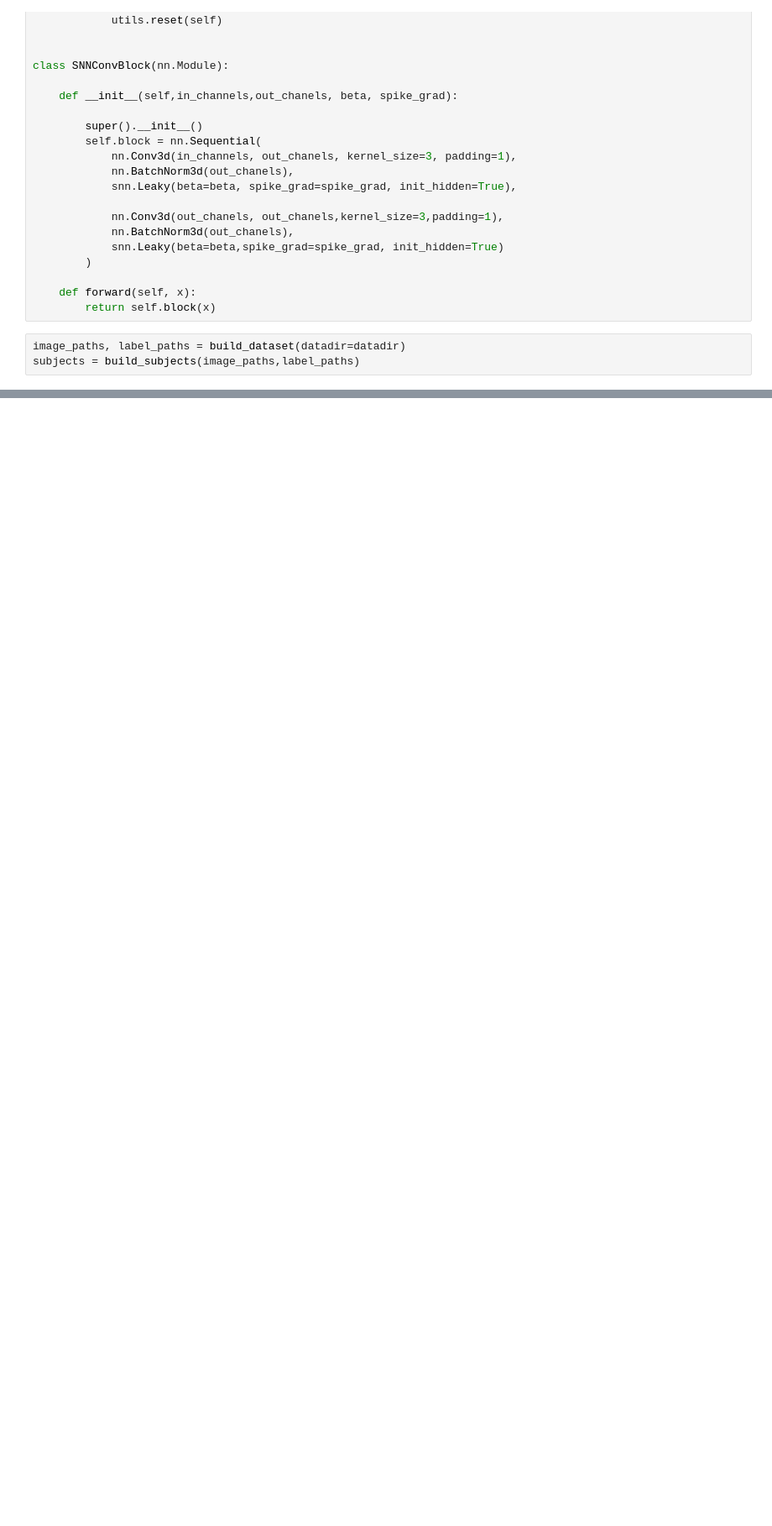
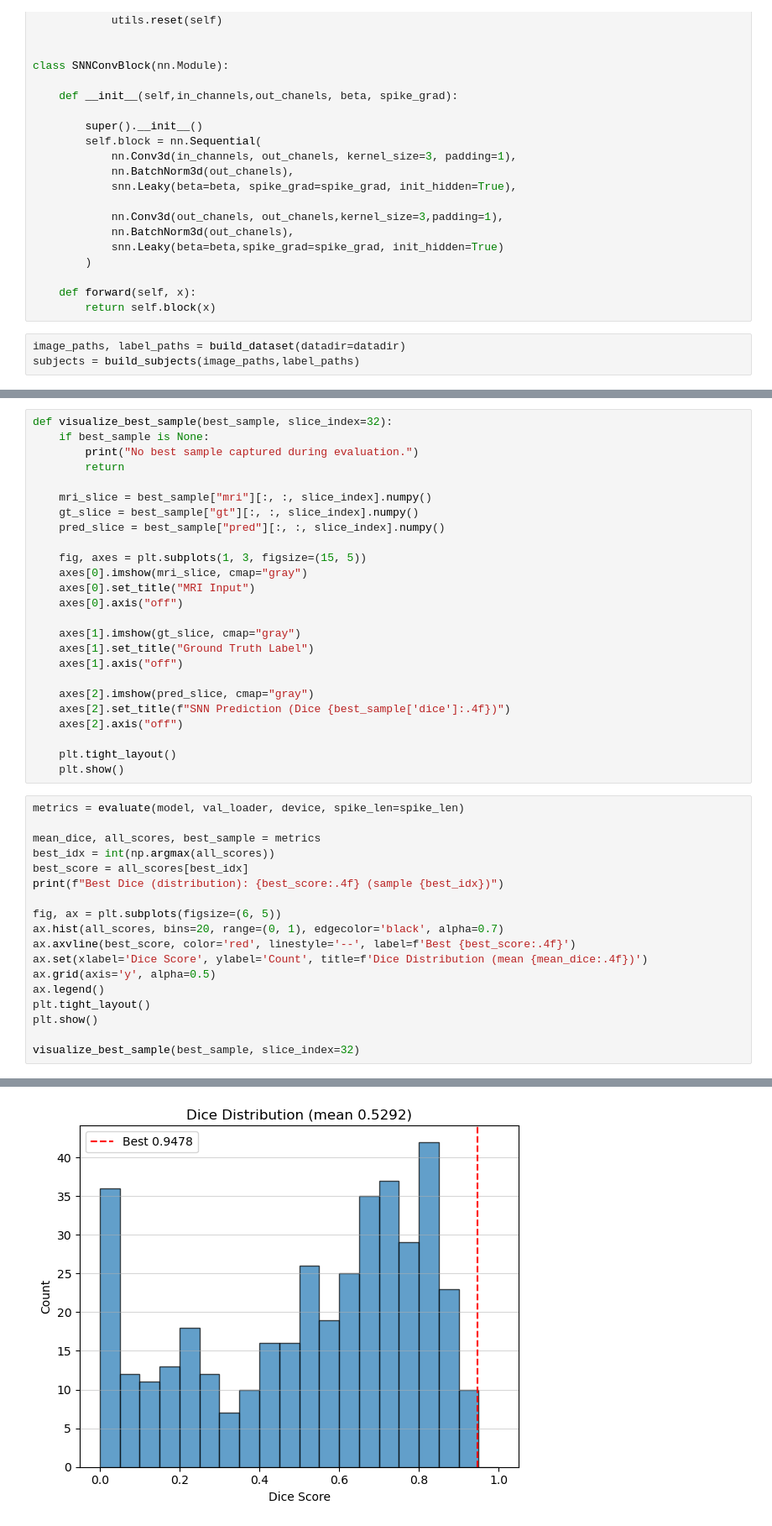
Before and after one commit to CalebWentworth/glioseg, a Jupyter notebook: src/SNNunet.ipynb, the cells around one changed output, grey strips where cells are left out. Shown at 84% size. Cells and saved outputs as stored; diff of their text form; blank space fills up the shorter version.

```diff
--- a/src/SNNunet.ipynb
+++ b/src/SNNunet.ipynb
@@ -446,0 +483,44 @@ plt.show()
+# %%
+def visualize_best_sample(best_sample, slice_index=32):
+    if best_sample is None:
+        print("No best sample captured during evaluation.")
+        return
+
+    mri_slice = best_sample["mri"][:, :, slice_index].numpy()
+    gt_slice = best_sample["gt"][:, :, slice_index].numpy()
+    pred_slice = best_sample["pred"][:, :, slice_index].numpy()
+
+    fig, axes = plt.subplots(1, 3, figsize=(15, 5))
+    axes[0].imshow(mri_slice, cmap="gray")
+    axes[0].set_title("MRI Input")
+    axes[0].axis("off")
+
+    axes[1].imshow(gt_slice, cmap="gray")
+    axes[1].set_title("Ground Truth Label")
+    axes[1].axis("off")
+
+    axes[2].imshow(pred_slice, cmap="gray")
+    axes[2].set_title(f"SNN Prediction (Dice {best_sample['dice']:.4f})")
+    axes[2].axis("off")
+
+    plt.tight_layout()
+    plt.show()
+# %%
+metrics = evaluate(model, val_loader, device, spike_len=spike_len)
+
+mean_dice, all_scores, best_sample = metrics
+best_idx = int(np.argmax(all_scores))
+best_score = all_scores[best_idx]
+print(f"Best Dice (distribution): {best_score:.4f} (sample {best_idx})")
+
+fig, ax = plt.subplots(figsize=(6, 5))
+ax.hist(all_scores, bins=20, range=(0, 1), edgecolor='black', alpha=0.7)
+ax.axvline(best_score, color='red', linestyle='--', label=f'Best {best_score:.4f}')
+ax.set(xlabel='Dice Score', ylabel='Count', title=f'Dice Distribution (mean {mean_dice:.4f})')
+ax.grid(axis='y', alpha=0.5)
+ax.legend()
+plt.tight_layout()
+plt.show()
+
+visualize_best_sample(best_sample, slice_index=32)
+# %% [output]
@@ -446,0 +529 @@ plt.show()
+[figure, added]
```
Also changed, not shown: parts of 21 cells of this notebook, 7 other files.
